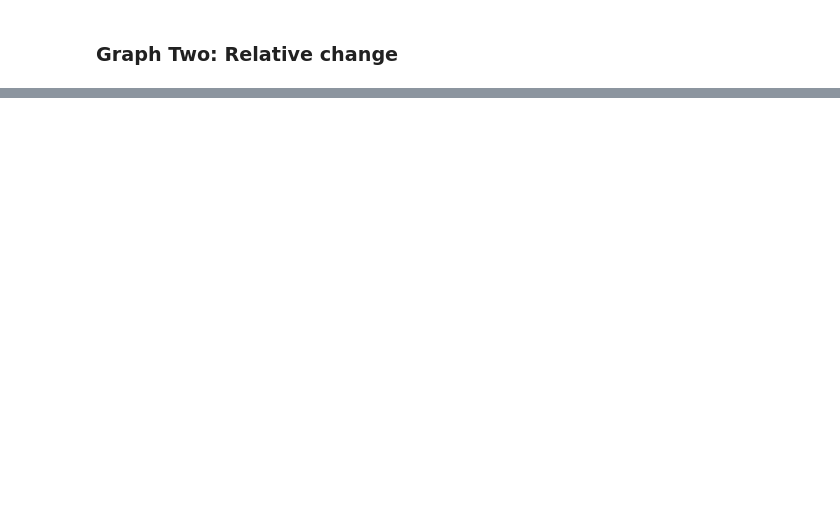
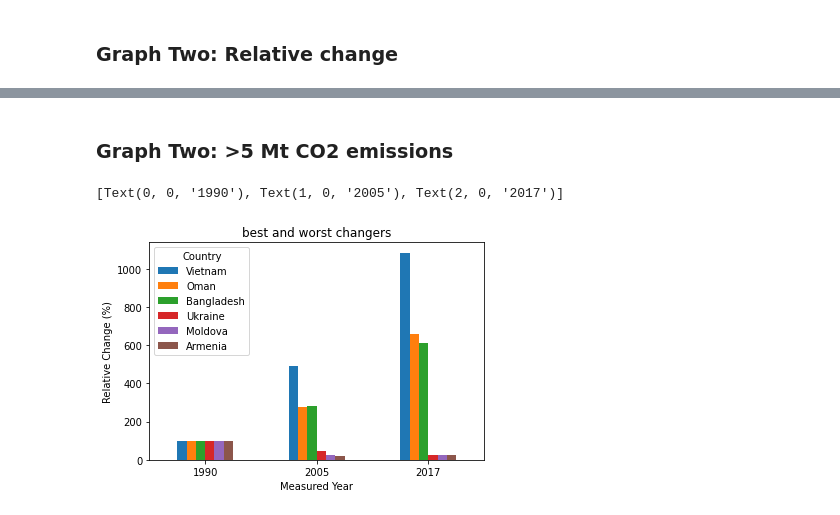
Before and after one commit to MandyP717/Data-analytics-with-python, a Jupyter notebook: CO2 emissions/Countries CO2 emissions.ipynb, the cells around one changed output, grey strips where cells are left out. Cells and saved outputs as stored; diff of their text form; code cells hidden in the pictures; blank space fills up the shorter version.

```diff
--- a/CO2 emissions/Countries CO2 emissions.ipynb
+++ b/CO2 emissions/Countries CO2 emissions.ipynb
@@ -97,0 +105,13 @@ graph_two.set_xticklabels(["1990", "2005", "2017"])
+# %% [markdown]
+### Graph Two: >5 Mt CO2 emissions
+# %%
+#select top 3 and bottom 3
+CO2_greater_5 = filter_countries.loc[filter_countries['CO2 1990'] >=5]
+greater_5_target = CO2_greater_5.iloc[[0 ,1, 2, -3, -2, -1], [0,-3,-2,-1]].set_index('Country')
+
+#graph
+graph_three = greater_5_target.T.plot.bar(title = 'best and worst changers', rot = 0, xlabel = "Measured Year", ylabel = 'Relative Change (%)')
+graph_three.set_xticklabels(["1990", "2005", "2017"])
+# %% [output]
+[Text(0, 0, '1990'), Text(1, 0, '2005'), Text(2, 0, '2017')]
+[figure, added]
```
Also changed, not shown: parts of 5 cells of this notebook.
